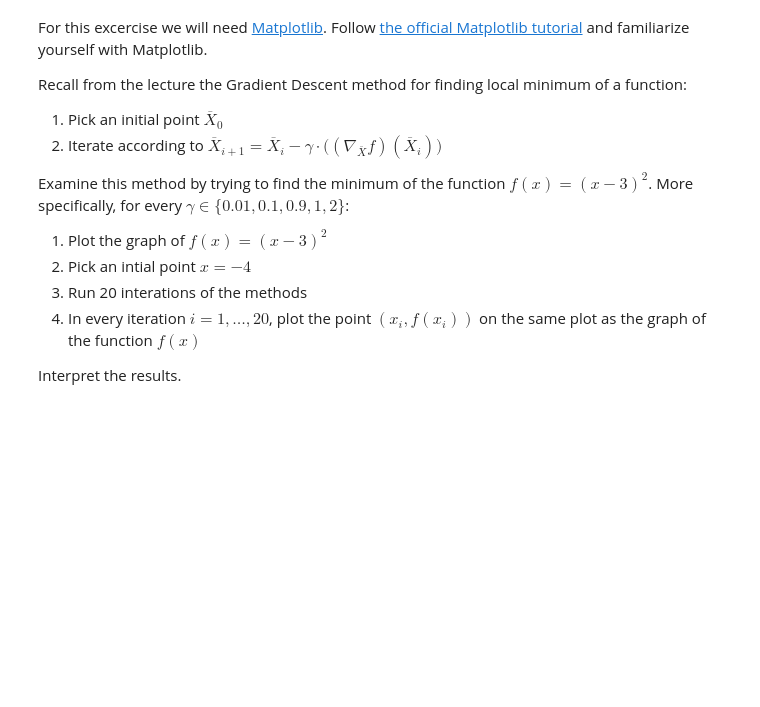
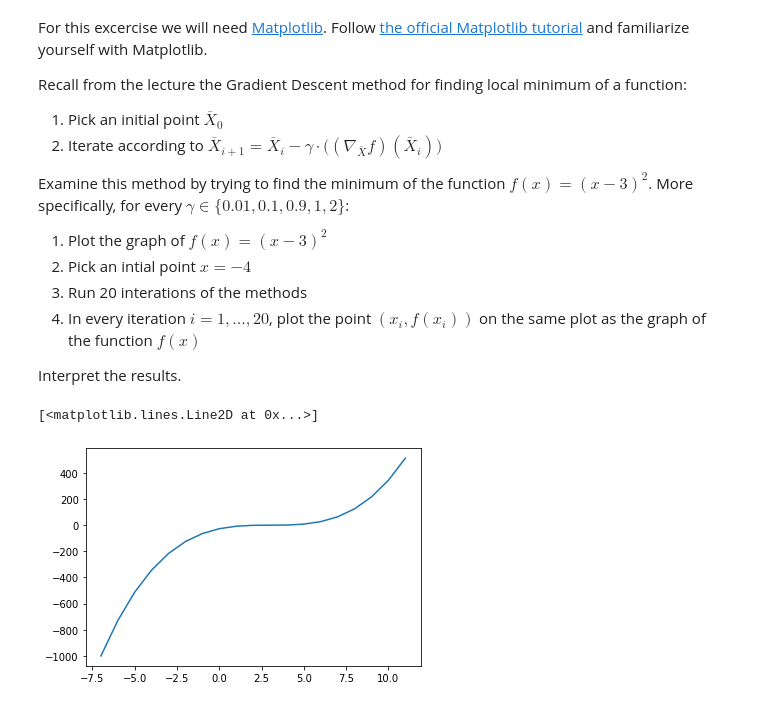
Before and after one commit to StephenTGibson/COMP527-colabNotebooks, a Jupyter notebook: Numpy,_Matplotlib,_and_Math_Preliminaries.ipynb, the cells around one changed output. Saved outputs shown, nothing was run; the diff lists cells and outputs as text; code cells hidden in the pictures; blank space fills up the shorter version.

```diff
--- a/Numpy,_Matplotlib,_and_Math_Preliminaries.ipynb
+++ b/Numpy,_Matplotlib,_and_Math_Preliminaries.ipynb
@@ -143,3 +175,11 @@ Examine this method by trying to find the minimum of the function $f(x) = (x-3)^
 Interpret the results.
 # %%
 import matplotlib.pyplot as plt
+# %%
+# 1
+Xrange = np.arange(-7,12,1)
+fx = (Xrange-3)**3
+plt.plot(Xrange,fx)
+# %% [output]
+[<matplotlib.lines.Line2D at 0x...>]
+[figure, added]
```
Also changed, not shown: parts of 14 cells of this notebook.
